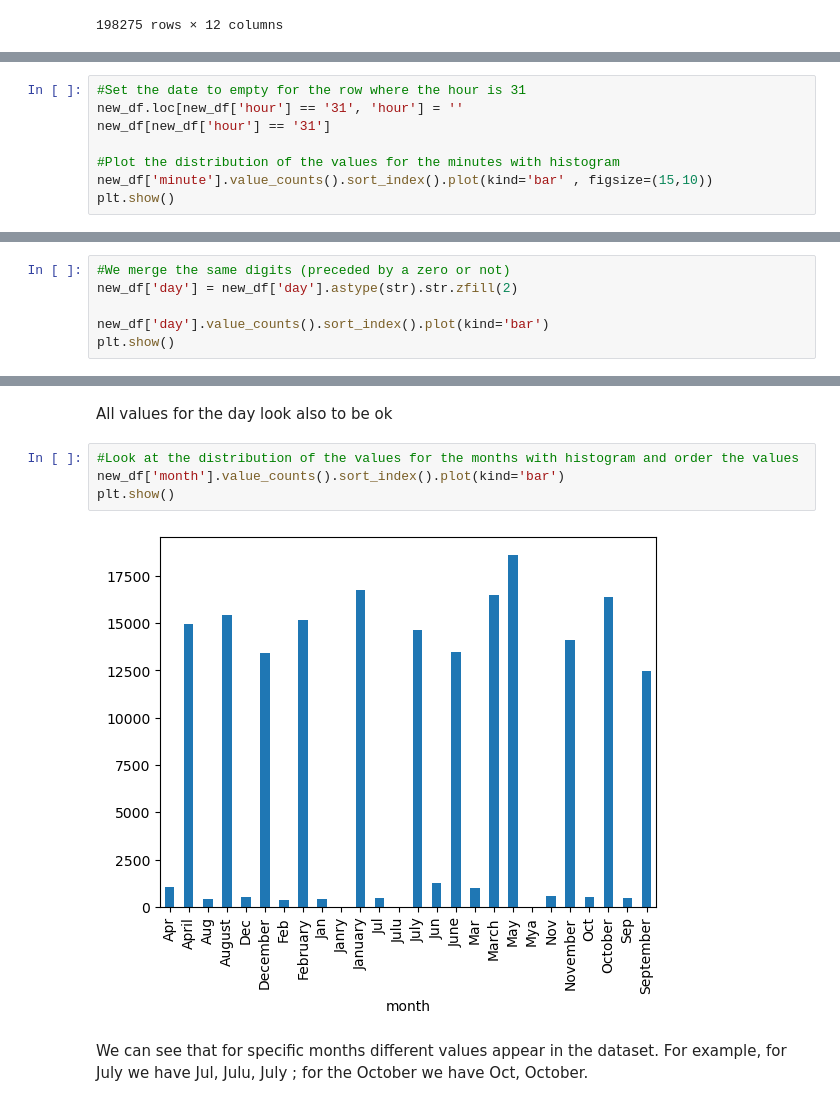
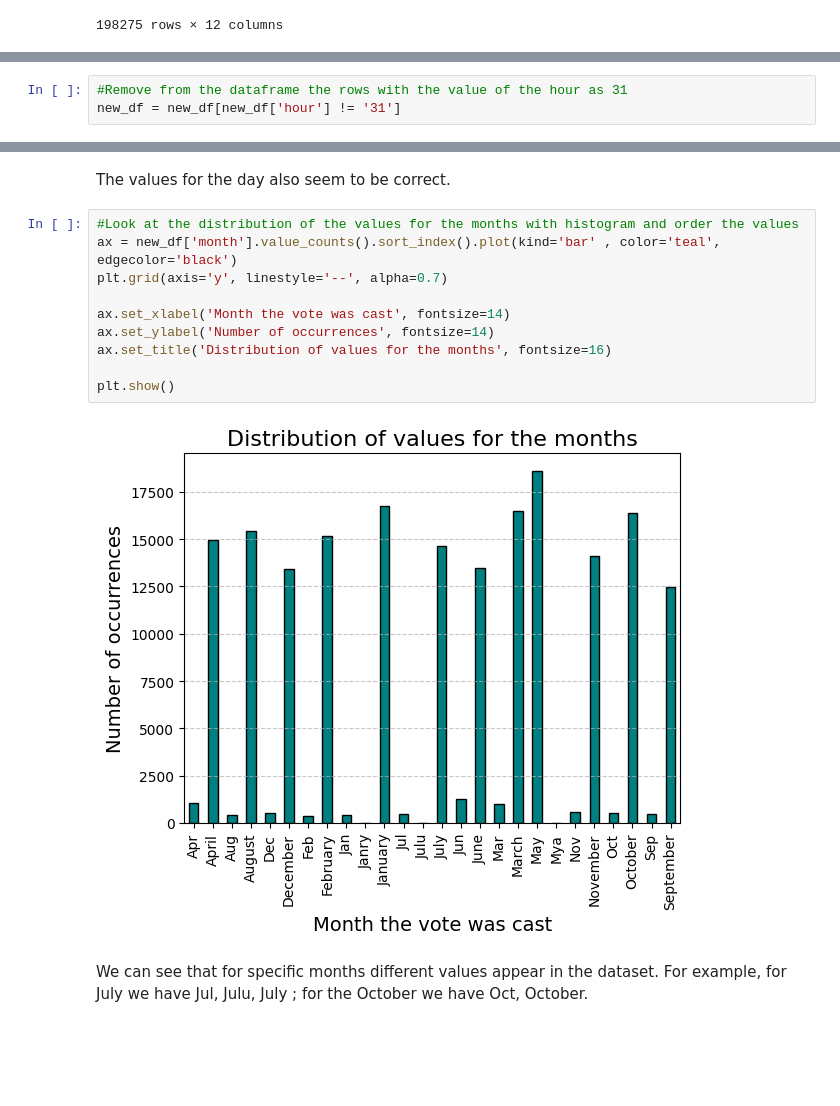
Before and after one commit to epfl-ada/ada-2023-project-thedatafreaks, a Jupyter notebook: notebooks/data_exploration.ipynb, the cells around one changed output, grey strips where cells are left out. Saved outputs shown, nothing was run; the diff lists cells and outputs as text; blank space fills up the shorter version.

```diff
--- a/notebooks/data_exploration.ipynb
+++ b/notebooks/data_exploration.ipynb
@@ -108,8 +109,0 @@ We can see here that we have a voting date where the vote took place at the hour
-# %%
-#Set the date to empty for the row where the hour is 31
-new_df.loc[new_df['hour'] == '31', 'hour'] = ''
-new_df[new_df['hour'] == '31']
-
-#Plot the distribution of the values for the minutes with histogram
-new_df['minute'].value_counts().sort_index().plot(kind='bar' , figsize=(15,10))
-plt.show()
@@ -119,0 +110,3 @@ All the values for the minutes look to be fine and the distribution is uniform a
+# %%
+#Remove from the dataframe the rows with the value of the hour as 31
+new_df = new_df[new_df['hour'] != '31']
@@ -126,6 +144,0 @@ plt.show()
-# %%
-#We merge the same digits (preceded by a zero or not)
-new_df['day'] = new_df['day'].astype(str).str.zfill(2)
-
-new_df['day'].value_counts().sort_index().plot(kind='bar')
-plt.show()
@@ -134,11 +145,17 @@ plt.show()
 # %% [markdown]
-All values for the day look also to be ok
+The values for the day also seem to be correct.
 # %%
 #Look at the distribution of the values for the months with histogram and order the values
-new_df['month'].value_counts().sort_index().plot(kind='bar')
+ax = new_df['month'].value_counts().sort_index().plot(kind='bar' , color='teal', edgecolor='black')
+plt.grid(axis='y', linestyle='--', alpha=0.7)
+
+ax.set_xlabel('Month the vote was cast', fontsize=14)
+ax.set_ylabel('Number of occurrences', fontsize=14)
+ax.set_title('Distribution of values for the months', fontsize=16)
+
 plt.show()
 # %% [output]
-[figure, old version]
+[figure, new version]
 # %% [markdown]
 We can see that for specific months different values appear in the dataset. For example, for July we have Jul, Julu, July ; for the October we have Oct, October.
 # %%
```
Also changed, not shown: parts of 28 cells of this notebook, 3 other files.
